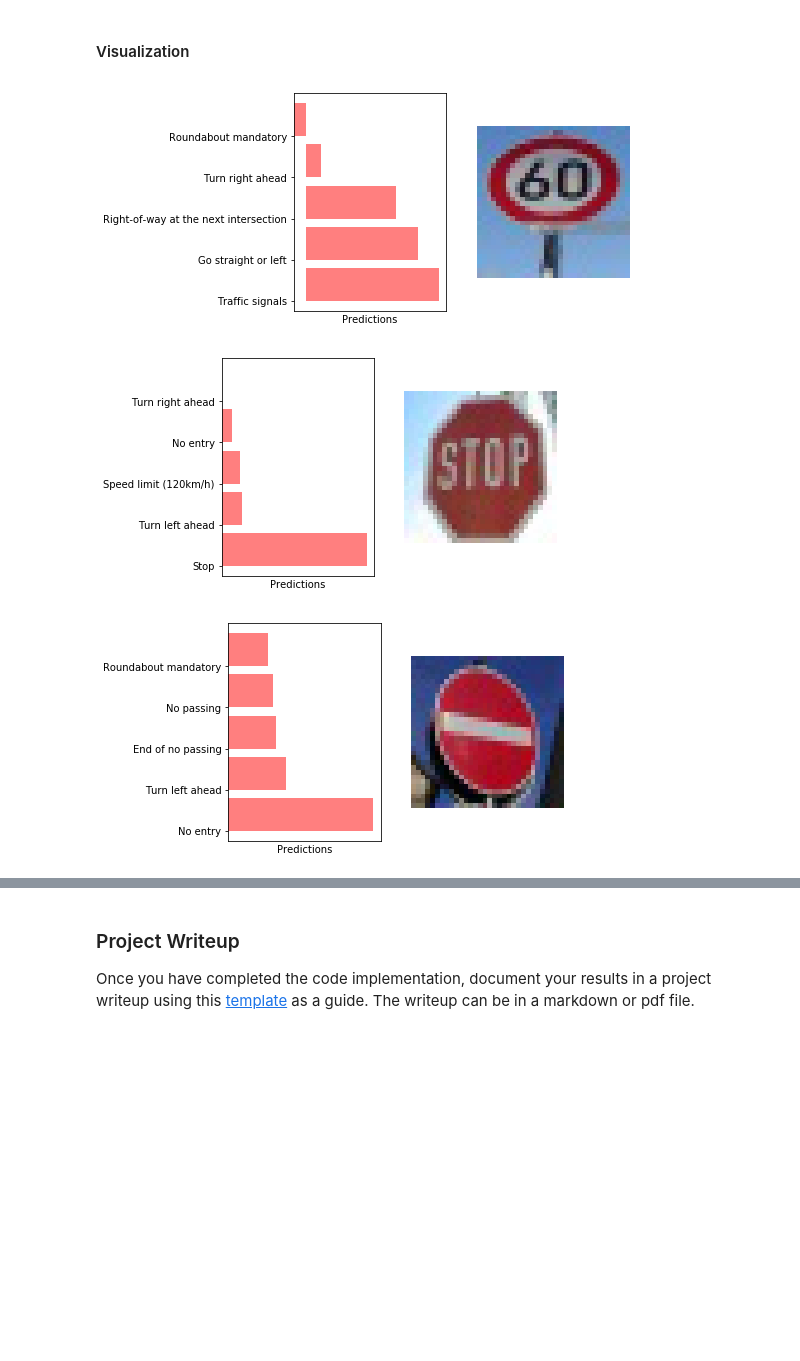
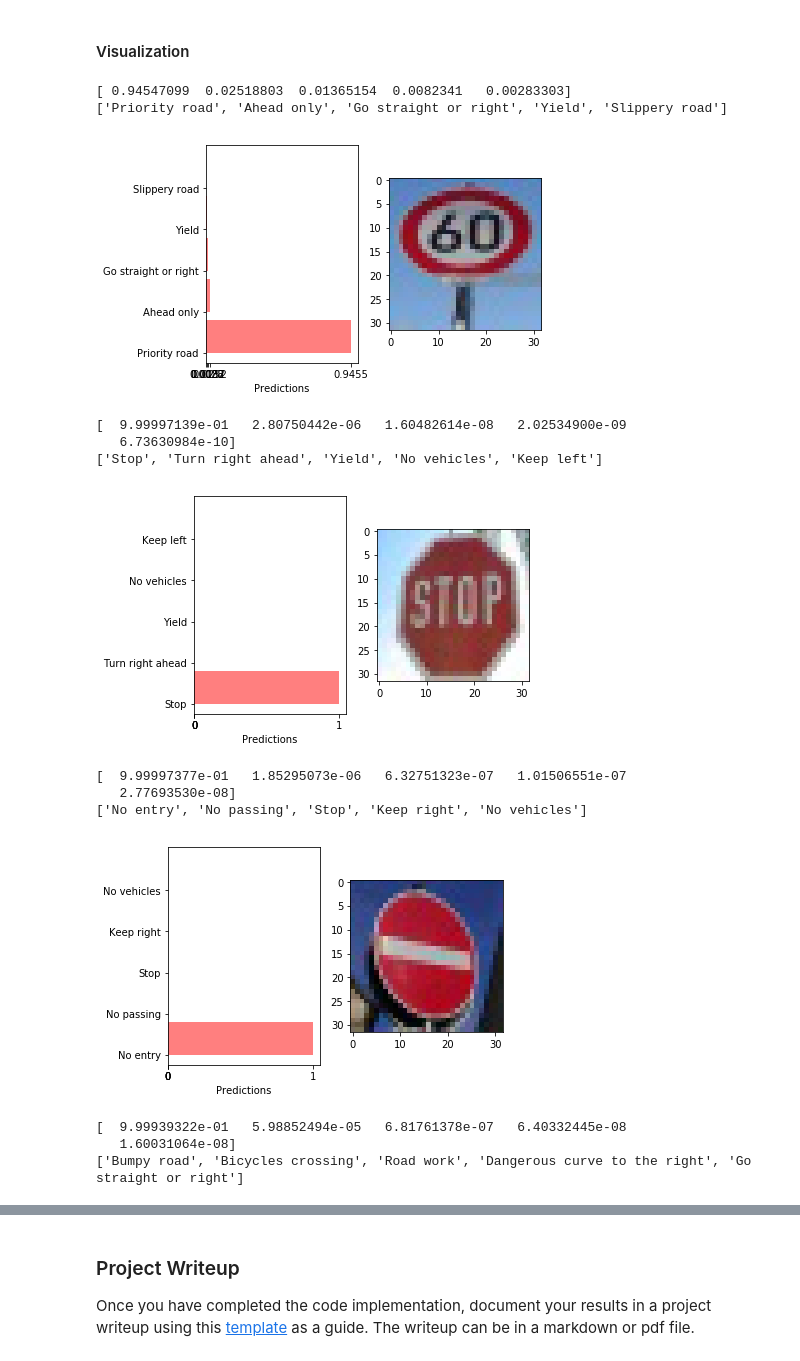
Before and after one commit to mohanaravind/carND-Traffic-Sign-Classifier, a Jupyter notebook: Traffic_Sign_Classifier.ipynb, the cells around one changed output, grey strips where cells are left out. Saved outputs shown, nothing was run; the diff lists cells and outputs as text; code cells hidden in the pictures; blank space fills up the shorter version.

Commit message:
Corrected 1. Summary of Input shape with color channels 2. Displaying the probabilities of predicted web image

```diff
--- a/Traffic_Sign_Classifier.ipynb
+++ b/Traffic_Sign_Classifier.ipynb
@@ -491,7 +491,7 @@ def get_predictions(x_data, y_data, logits, top=5):
 
         saver.restore(sess, './traffic_sign.ckpt')
 
-        return sess.run(tf.nn.top_k(logits, k=top), feed_dict={x: x_data, y: y_data, keep_prob: 1.0})
+        return sess.run(tf.nn.top_k(tf.nn.softmax(logits), k=top), feed_dict={x: x_data, y: y_data, keep_prob: 1.0})
 # %% [markdown]
 ### Train, Validate and Test the Model
 # %% [markdown]
@@ -696,36 +696,47 @@ INFO:tensorflow:Restoring parameters from ./traffic_sign.ckpt
 # %%
 def visualize_prediction(x_axis, y_axis, image):
     y_pos = np.arange(len(y_axis))
 
     # Plot the predictions
     plt.subplot(1, 2, 1)
     plt.barh(y_pos, x_axis, align='edge', alpha=0.5, color='r')
     plt.yticks(y_pos, y_axis)
     plt.xlabel('Predictions')
-    plt.xticks([])
+    plt.xticks(x_axis)
 
     # Plot the image
     plt.subplot(1, 2, 2)
     plt.imshow(image)
-    plt.axis('off')
-
     plt.show()
 
 
 # Loop through all the predictions and display the visualization
 for idx in range(len(labels)):
     x_axis = labels[idx]
     index = indices[idx]
 
     # Translate the index value to a readable text using csv reference
     y_axis = []
     for idx_val in index:
         text = get_labels_text(idx_val)
         y_axis.append(text)
 
+    print(x_axis)
+    print(y_axis)
 
     visualize_prediction(x_axis, y_axis, web_images[idx])
 # %% [output]
+[ 0.94547099  0.02518803  0.01365154  0.0082341   0.00283303]
+['Priority road', 'Ahead only', 'Go straight or right', 'Yield', 'Slippery road']
-[figure, old version]
+[figure, new version]
+[  9.99997139e-01   2.80750442e-06   1.60482614e-08   2.02534900e-09
+   6.73630984e-10]
+['Stop', 'Turn right ahead', 'Yield', 'No vehicles', 'Keep left']
-[figure, old version]
+[figure, new version]
+[  9.99997377e-01   1.85295073e-06   6.32751323e-07   1.01506551e-07
+   2.77693530e-08]
+['No entry', 'No passing', 'Stop', 'Keep right', 'No vehicles']
-[figure, old version]
+[figure, new version]
+[  9.99939322e-01   5.98852494e-05   6.81761378e-07   6.40332445e-08
+   1.60031064e-08]
+['Bumpy road', 'Bicycles crossing', 'Road work', 'Dangerous curve to the right', 'Go straight or right']
```
Also changed, not shown: parts of 8 cells of this notebook, 6 other files.
